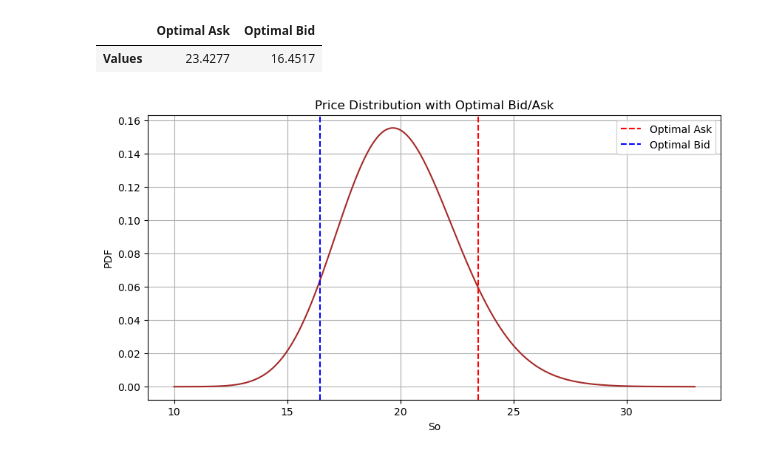
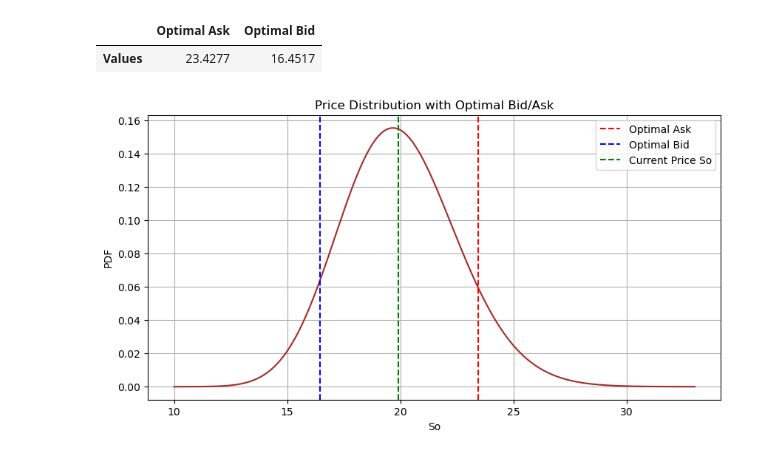
Before and after one commit to arantzaghg/sistemas_de_trading, a Jupyter notebook: Proyecto 1.ipynb, the cells around one changed output. Drawn from its saved outputs; the diff is of its cells as text; code cells hidden in the pictures.

Commit message:
graph

```diff
--- a/Proyecto 1.ipynb
+++ b/Proyecto 1.ipynb
@@ -88,13 +88,14 @@ df_result
 # %%
 plt.figure(figsize=(10, 5))
 plt.plot(S, pdf, color='brown')
 plt.axvline(KA_opt, color='red', linestyle='--', label='Optimal Ask')
 plt.axvline(KB_opt, color='blue', linestyle='--', label='Optimal Bid')
+plt.axvline(So, color='green', linestyle='--', label='Current Price So')
 plt.title('Price Distribution with Optimal Bid/Ask')
 plt.xlabel('So')
 plt.ylabel('PDF')
 plt.legend()
 plt.grid()
 plt.show()
 # %% [output]
-[figure, old version]
+[figure, new version]
```
